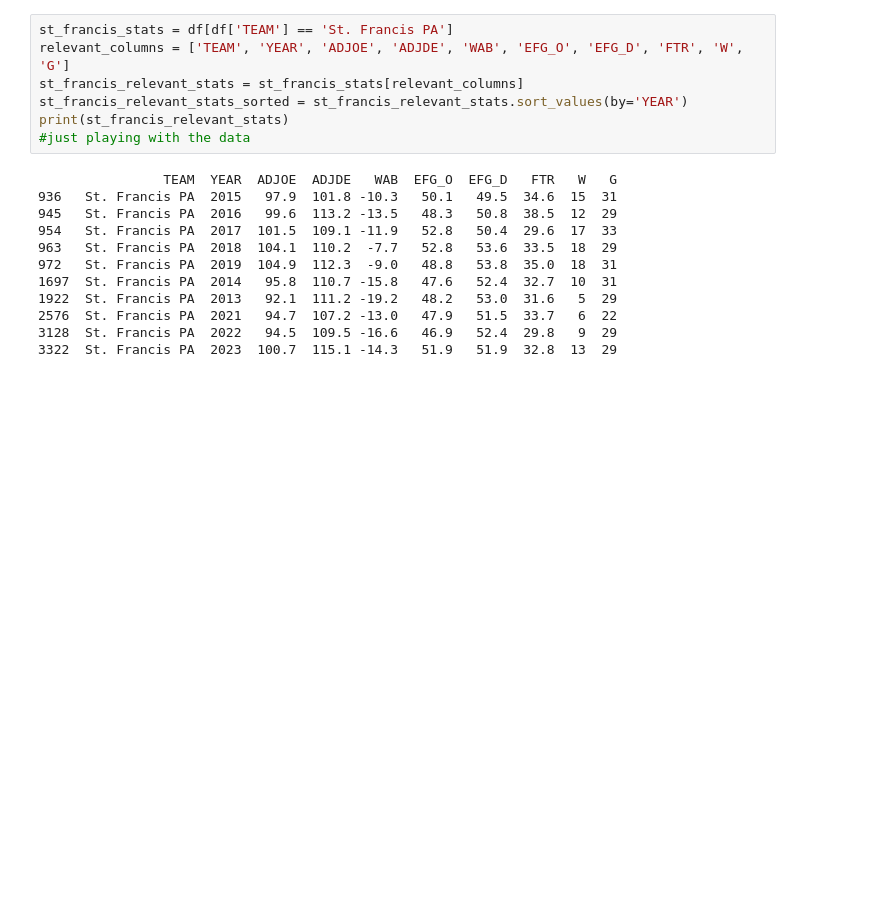
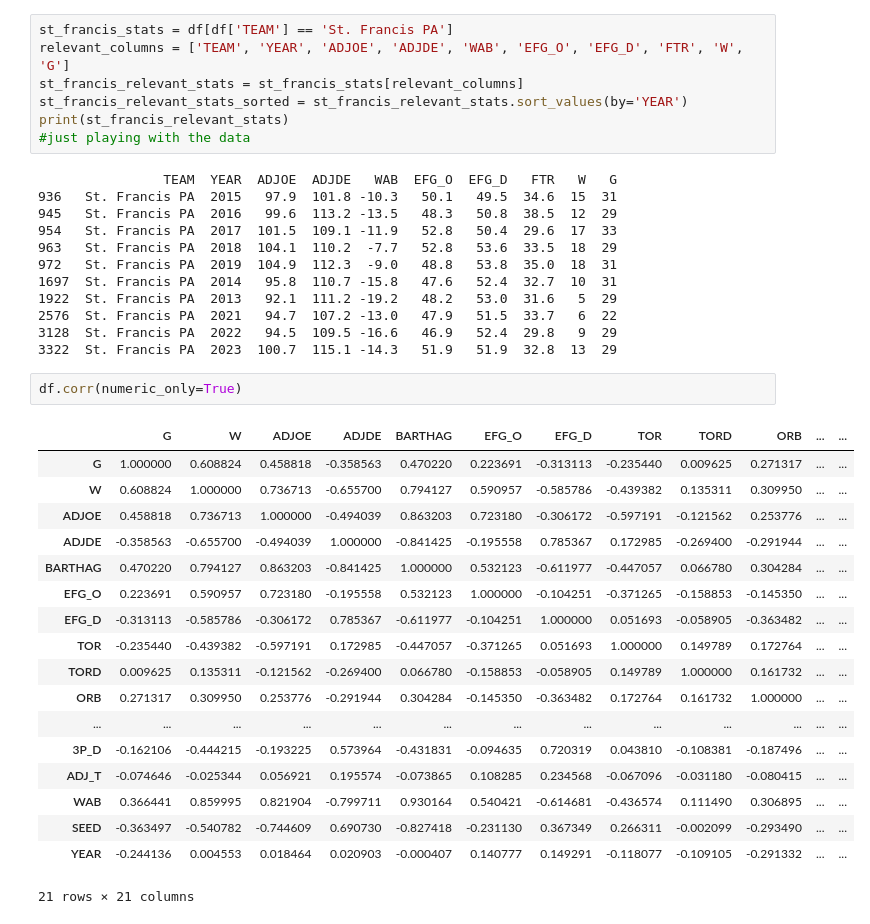
Before and after one commit to DanLightner/BUSA321, a Jupyter notebook: BUSA321/EDA_College_BB.ipynb, the cells around one changed output. Drawn from its saved outputs; the diff is of its cells as text; blank space fills up the shorter version.

```diff
--- a/BUSA321/EDA_College_BB.ipynb
+++ b/BUSA321/EDA_College_BB.ipynb
@@ -209,3 +209,24 @@ print(st_francis_relevant_stats)
 2576  St. Francis PA  2021   94.7  107.2 -13.0   47.9   51.5  33.7   6  22
 3128  St. Francis PA  2022   94.5  109.5 -16.6   46.9   52.4  29.8   9  29
 3322  St. Francis PA  2023  100.7  115.1 -14.3   51.9   51.9  32.8  13  29
+# %%
+df.corr(numeric_only=True)
+# %% [output]
+|  | G | W | ADJOE | ADJDE | BARTHAG | EFG_O | EFG_D | TOR | TORD | ORB | ... | ... |
+| G | 1.000000 | 0.608824 | 0.458818 | -0.358563 | 0.470220 | 0.223691 | -0.313113 | -0.235440 | 0.009625 | 0.271317 | ... | ... |
+| W | 0.608824 | 1.000000 | 0.736713 | -0.655700 | 0.794127 | 0.590957 | -0.585786 | -0.439382 | 0.135311 | 0.309950 | ... | ... |
+| ADJOE | 0.458818 | 0.736713 | 1.000000 | -0.494039 | 0.863203 | 0.723180 | -0.306172 | -0.597191 | -0.121562 | 0.253776 | ... | ... |
+| ADJDE | -0.358563 | -0.655700 | -0.494039 | 1.000000 | -0.841425 | -0.195558 | 0.785367 | 0.172985 | -0.269400 | -0.291944 | ... | ... |
+| BARTHAG | 0.470220 | 0.794127 | 0.863203 | -0.841425 | 1.000000 | 0.532123 | -0.611977 | -0.447057 | 0.066780 | 0.304284 | ... | ... |
+| EFG_O | 0.223691 | 0.590957 | 0.723180 | -0.195558 | 0.532123 | 1.000000 | -0.104251 | -0.371265 | -0.158853 | -0.145350 | ... | ... |
+| EFG_D | -0.313113 | -0.585786 | -0.306172 | 0.785367 | -0.611977 | -0.104251 | 1.000000 | 0.051693 | -0.058905 | -0.363482 | ... | ... |
+| TOR | -0.235440 | -0.439382 | -0.597191 | 0.172985 | -0.447057 | -0.371265 | 0.051693 | 1.000000 | 0.149789 | 0.172764 | ... | ... |
+| TORD | 0.009625 | 0.135311 | -0.121562 | -0.269400 | 0.066780 | -0.158853 | -0.058905 | 0.149789 | 1.000000 | 0.161732 | ... | ... |
+| ORB | 0.271317 | 0.309950 | 0.253776 | -0.291944 | 0.304284 | -0.145350 | -0.363482 | 0.172764 | 0.161732 | 1.000000 | ... | ... |
+| ... | ... | ... | ... | ... | ... | ... | ... | ... | ... | ... | ... | ... |
+| 3P_D | -0.162106 | -0.444215 | -0.193225 | 0.573964 | -0.431831 | -0.094635 | 0.720319 | 0.043810 | -0.108381 | -0.187496 | ... | ... |
+| ADJ_T | -0.074646 | -0.025344 | 0.056921 | 0.195574 | -0.073865 | 0.108285 | 0.234568 | -0.067096 | -0.031180 | -0.080415 | ... | ... |
+| WAB | 0.366441 | 0.859995 | 0.821904 | -0.799711 | 0.930164 | 0.540421 | -0.614681 | -0.436574 | 0.111490 | 0.306895 | ... | ... |
+| SEED | -0.363497 | -0.540782 | -0.744609 | 0.690730 | -0.827418 | -0.231130 | 0.367349 | 0.266311 | -0.002099 | -0.293490 | ... | ... |
+| YEAR | -0.244136 | 0.004553 | 0.018464 | 0.020903 | -0.000407 | 0.140777 | 0.149291 | -0.118077 | -0.109105 | -0.291332 | ... | ... |
+21 rows × 21 columns
```
Also changed, not shown: parts of 7 cells of this notebook, 1 other file.
